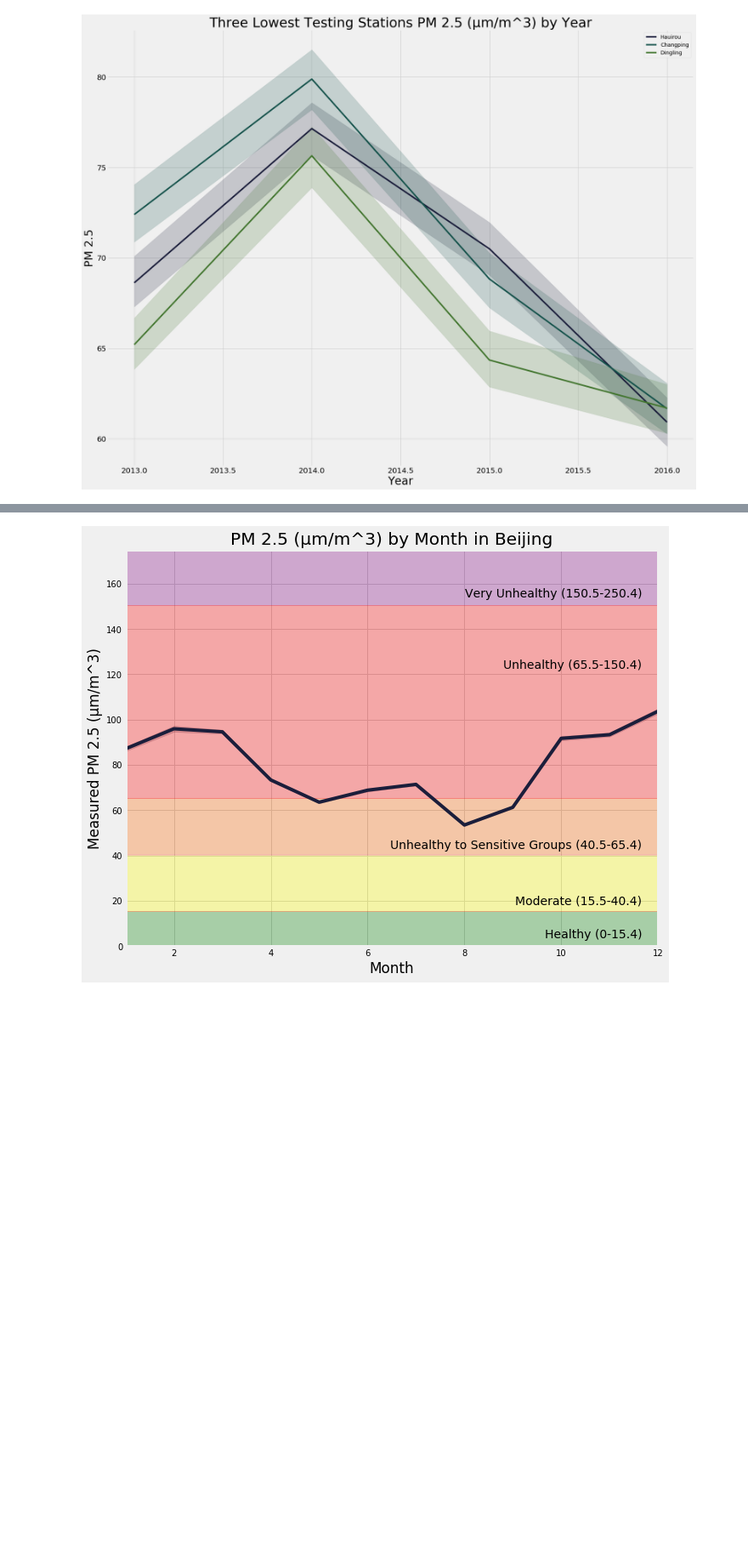
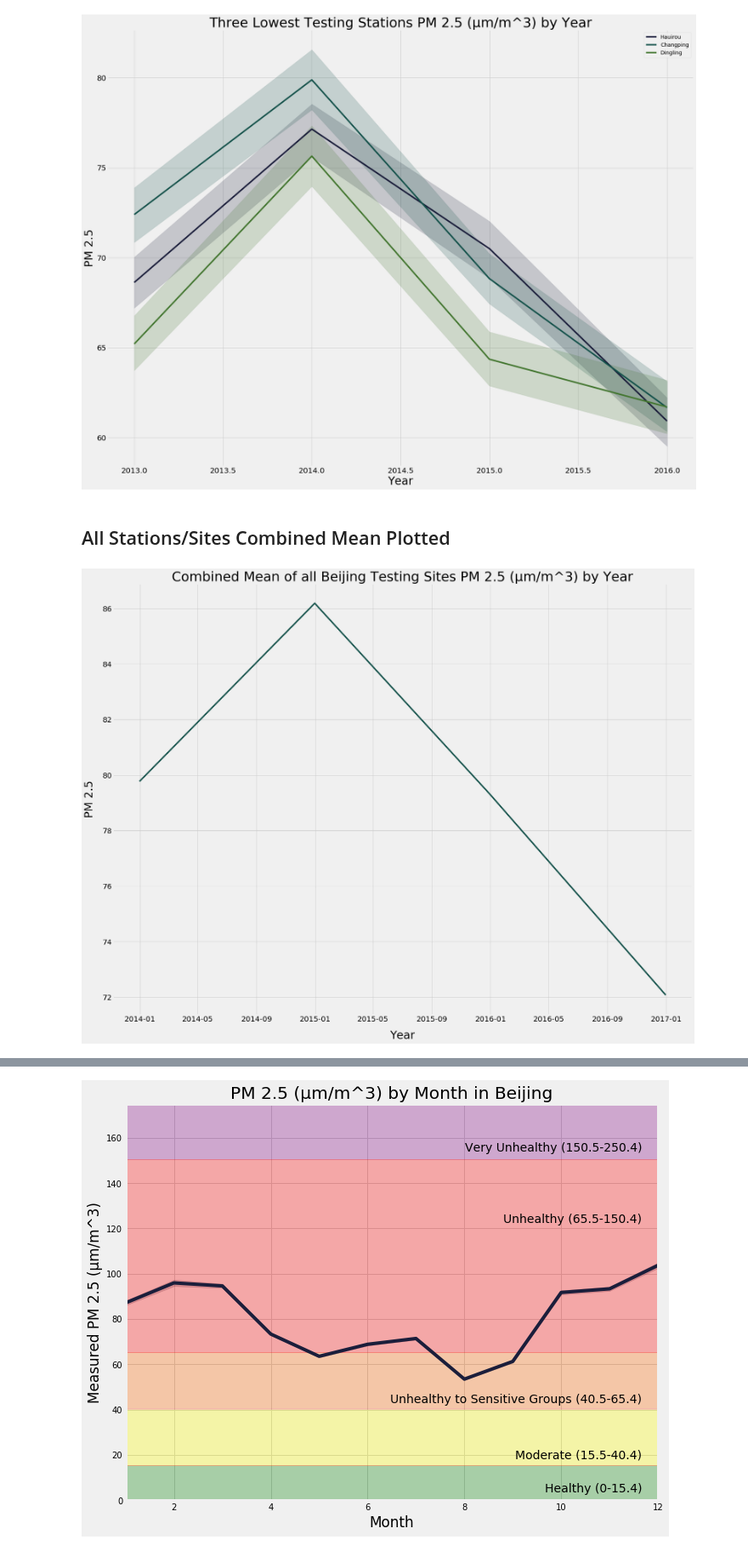
Before and after one commit to dolcikey/TimeSeriesForecasting_BeijingAirQuality, a Jupyter notebook: 002_EDA.ipynb, the cells around one changed output, grey strips where cells are left out. Shown at 85% size. Saved outputs shown, nothing was run; the diff lists cells and outputs as text; code cells hidden in the pictures; blank space fills up the shorter version.

```diff
--- a/002_EDA.ipynb
+++ b/002_EDA.ipynb
@@ -144,3 +144,25 @@ plt.show()
 fig.savefig('PNG/PM25_low_station.png', bbox_inches= 'tight', padding_inches = 4, transparent = True )
 # %% [output]
 [figure]
+# %% [markdown]
+## All Stations/Sites Combined Mean Plotted
+# %%
+time3 = time.resample('Y').mean()
+# %%
+fig = plt.figure(figsize = (25,20))
+sns.set_palette(sns.color_palette("cubehelix", n_colors=3))
+
+# Draw line plot of size and total_bill with parameters and hue "day"
+sns.lineplot(x = time3.index, y = "PM2.5", data = time3, dashes = False, markers = ["o", "<", ">", "^"])
+
+plt.title("Combined Mean of all Beijing Testing Sites PM 2.5 (μm/m^3) by Year", fontsize = 36)
+plt.xlabel("Year", fontsize = 30, labelpad = 20)
+plt.ylabel("PM 2.5", fontsize = 30, labelpad = 20)
+
+plt.xticks(fontsize = 20)
+plt.yticks(fontsize = 20)
+plt.show()
+
+fig.savefig('PNG/PM25_year_combined_mean.png', bbox_inches= 'tight', padding_inches = 4, transparent = True)
+# %% [output]
+[figure, added]
```
Also changed, not shown: parts of 33 cells of this notebook, 14 other files.
